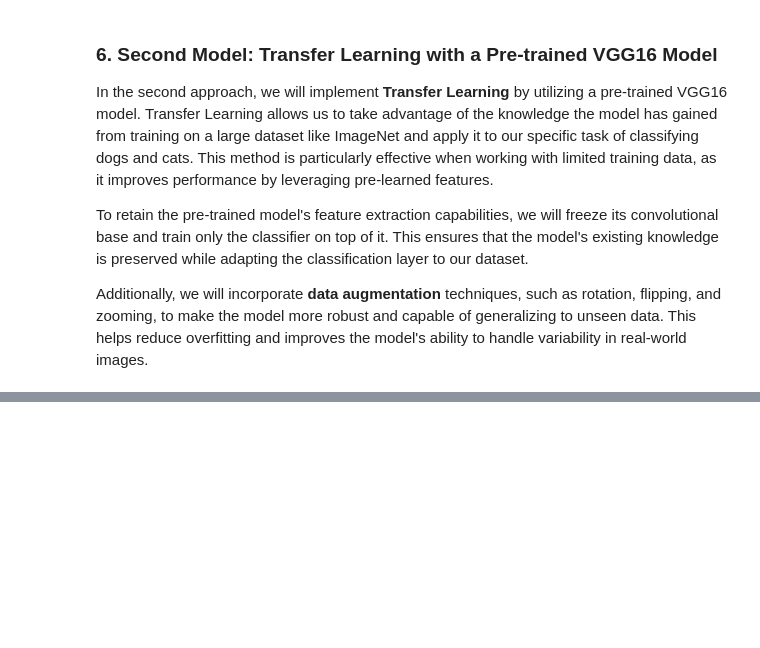
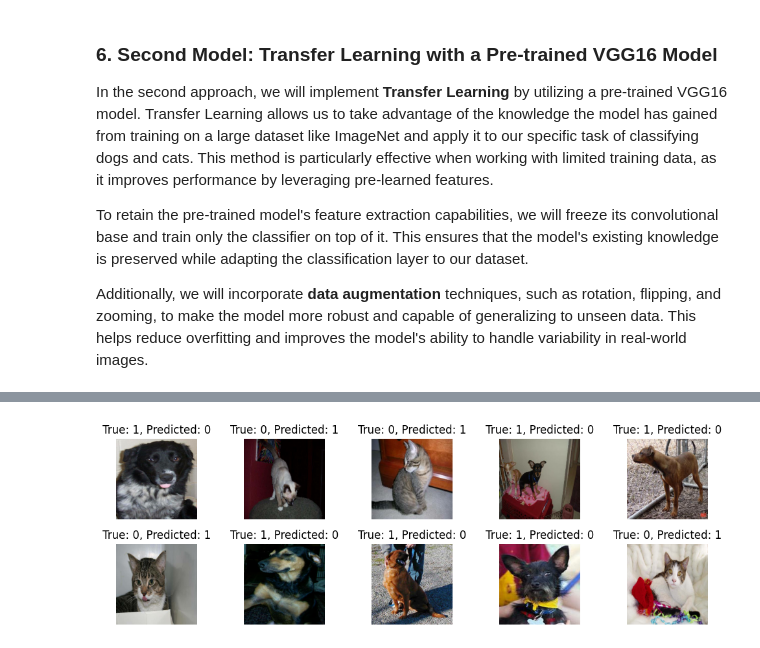
Before and after one commit to Group-6-Software-Development/Neural_Network_Project, a Jupyter notebook: Notebooks/Project 1 - Dogs vs Cats.ipynb, the cells around one changed output, grey strips where cells are left out. Cells and saved outputs as stored; diff of their text form; code cells hidden in the pictures; blank space fills up the shorter version.

```diff
--- a/Notebooks/Project 1 - Dogs vs Cats.ipynb
+++ b/Notebooks/Project 1 - Dogs vs Cats.ipynb
@@ -510,0 +738,32 @@ Additionally, we will incorporate **data augmentation** techniques, such as rota
+# %%
+# Get the predictions from the model
+predictions = model.predict(test_dataset, verbose=0)
+predicted_labels = (predictions > 0.5).astype("int32")  # Convert probabilities to binary labels (0 or 1)
+
+# Extract true labels and images from the dataset
+true_labels = []
+images = []
+
+for image_batch, label_batch in test_dataset:
+    images.extend(image_batch.numpy())  # Collect images
+    true_labels.extend(label_batch.numpy())  # Collect true labels
+
+true_labels = np.array(true_labels)
+
+# Identify misclassified images
+wrong_indices = np.where(predicted_labels.flatten() != true_labels)[0]
+
+# Display some of the wrongly identified images
+num_images = min(10, len(wrong_indices))  # Limit to 9 images for display
+plt.figure(figsize=(10, 5))
+
+for i, idx in enumerate(wrong_indices[:num_images]):
+    plt.subplot(3, 5, i + 1)
+    plt.imshow(images[idx].astype("uint8"))  # Convert image data to displayable format
+    plt.title(f"True: {true_labels[idx]}, Predicted: {predicted_labels[idx][0]}")
+    plt.axis("off")
+
+plt.tight_layout()
+plt.show()
+# %% [output]
+[figure, added]
```
Also changed, not shown: parts of 33 cells of this notebook.
